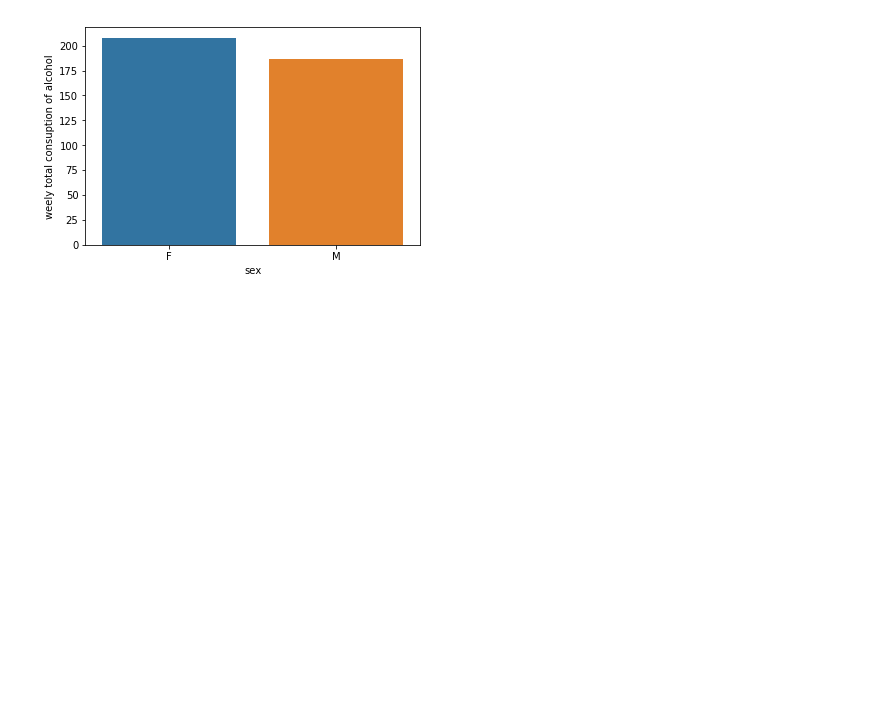
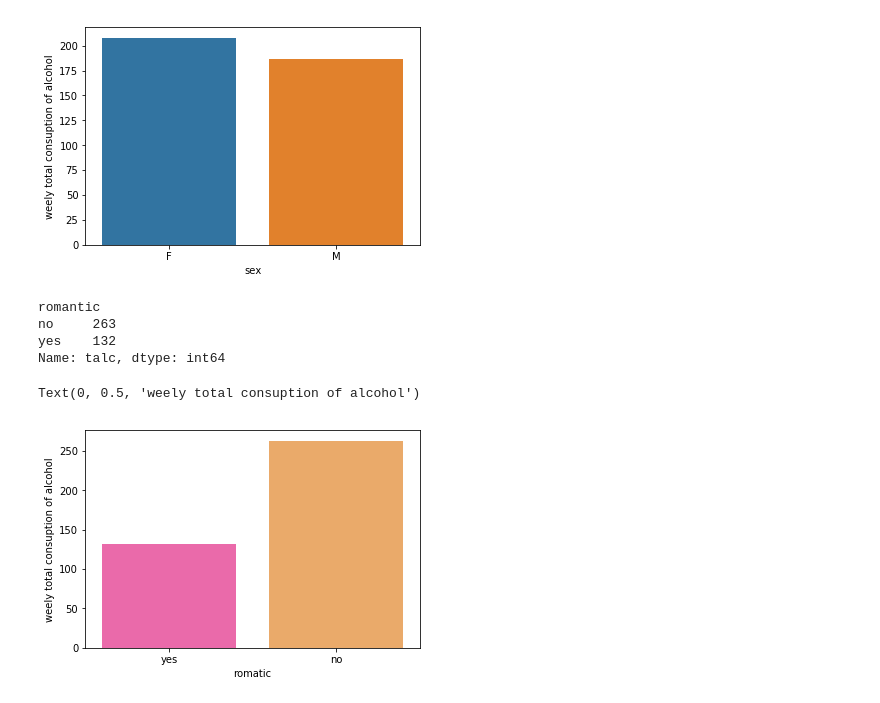
Before and after one commit to Learnlearningplatform/Student_analysis, a Jupyter notebook: project1.ipynb, the cells around one changed output. Saved outputs shown, nothing was run; the diff lists cells and outputs as text; code cells hidden in the pictures; blank space fills up the shorter version.

```diff
--- a/project1.ipynb
+++ b/project1.ipynb
@@ -274,3 +277,18 @@ plt.ylabel('weely total consuption of alcohol')
 # %% [output]
 Text(0, 0.5, 'weely total consuption of alcohol')
 [figure]
+# %%
+df.groupby('romantic')['talc'].count()
+#students who are romantic drink less alcohol
+# %% [output]
+romantic
+no     263
+yes    132
+Name: talc, dtype: int64
+# %%
+sns.barplot(x=['yes','no'],y=[132,263],palette="spring")
+plt.xlabel('romatic')
+plt.ylabel('weely total consuption of alcohol')
+# %% [output]
+Text(0, 0.5, 'weely total consuption of alcohol')
+[figure, added]
```
Also changed, not shown: parts of 15 cells of this notebook.
